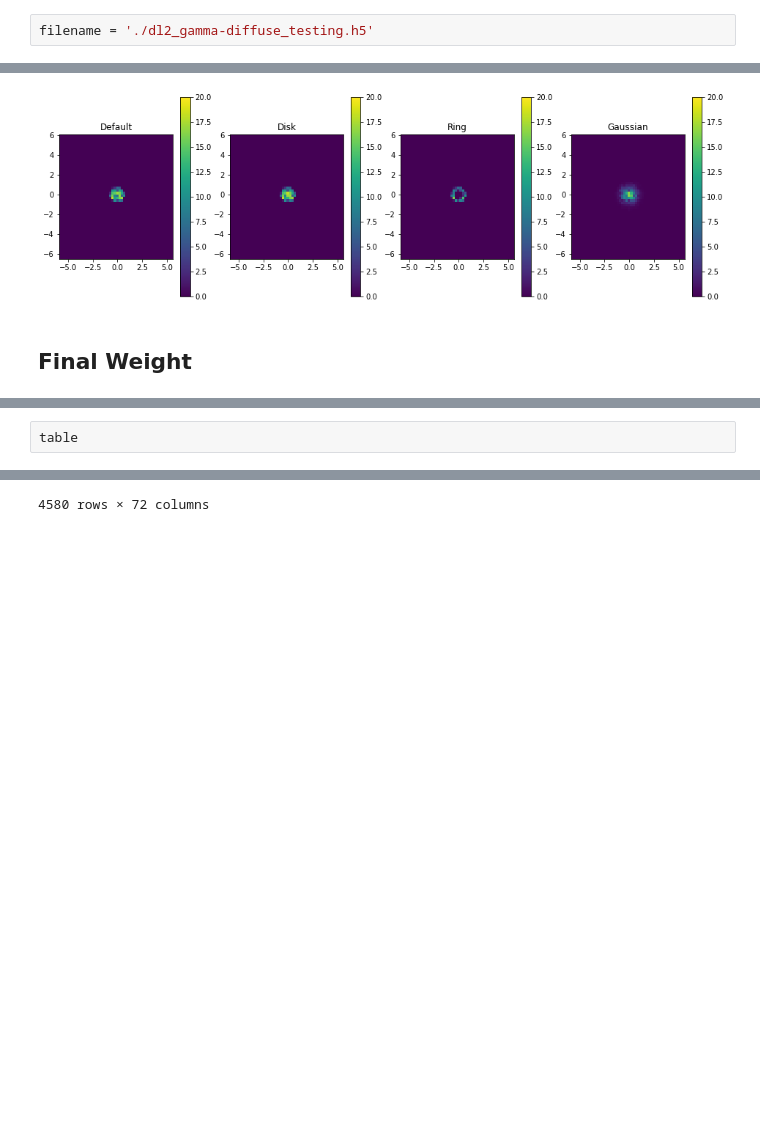
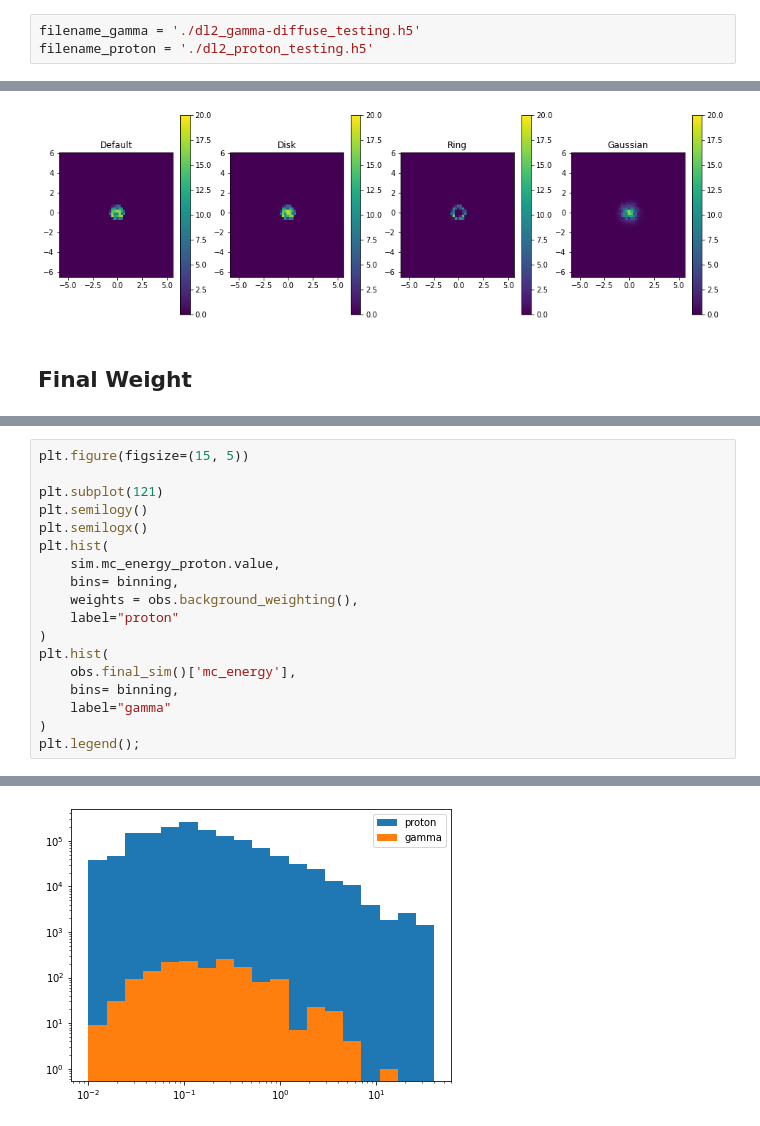
Before and after one commit to cta-observatory/srcsim, a Jupyter notebook: Plot.ipynb, the cells around one changed output, grey strips where cells are left out. Drawn from its saved outputs; the diff is of its cells as text; blank space fills up the shorter version.

```diff
--- a/Plot.ipynb
+++ b/Plot.ipynb
@@ -9,5 +9,6 @@ from simulation import *
 from source import *
 from aux_observation import *
 # %%
-filename = './dl2_gamma-diffuse_testing.h5'
+filename_gamma = './dl2_gamma-diffuse_testing.h5'
+filename_proton = './dl2_proton_testing.h5'
 # %%
@@ -264,3 +284,19 @@ table = obs.final_sim(write=True)
 # %%
-table
+plt.figure(figsize=(15, 5))
+
+plt.subplot(121)
+plt.semilogy()
+plt.semilogx()
+plt.hist(
+    sim.mc_energy_proton.value,
+    bins= binning,
+    weights = obs.background_weighting(),
+    label="proton"
+)
+plt.hist(
+    obs.final_sim()['mc_energy'],
+    bins= binning,
+    label="gamma"
+)
+plt.legend();
 # %% [output]
@@ -279 +303 @@ table
-4580 rows × 72 columns
+[figure, added]
```
Also changed, not shown: parts of 12 cells of this notebook, 3 other files.
